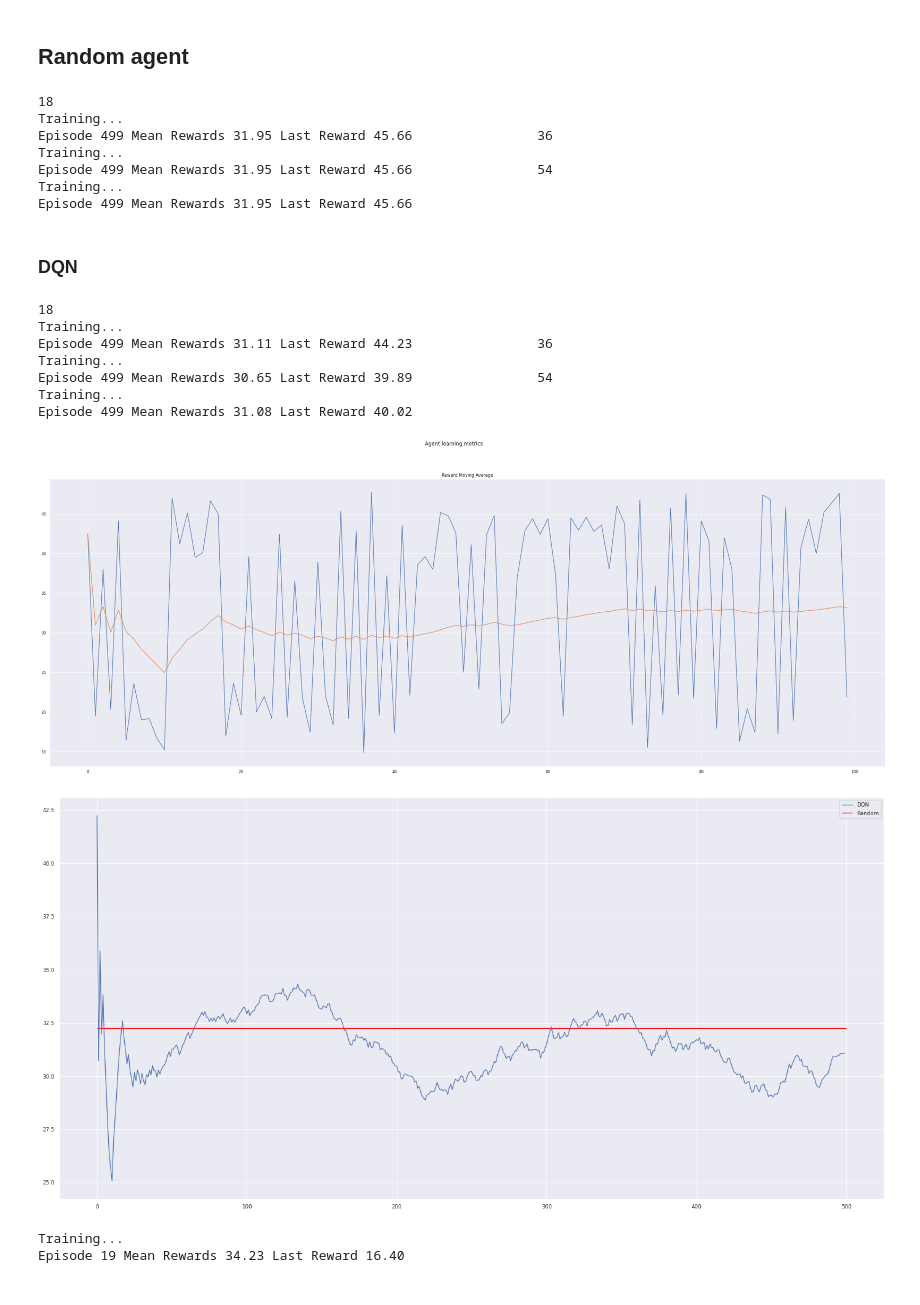
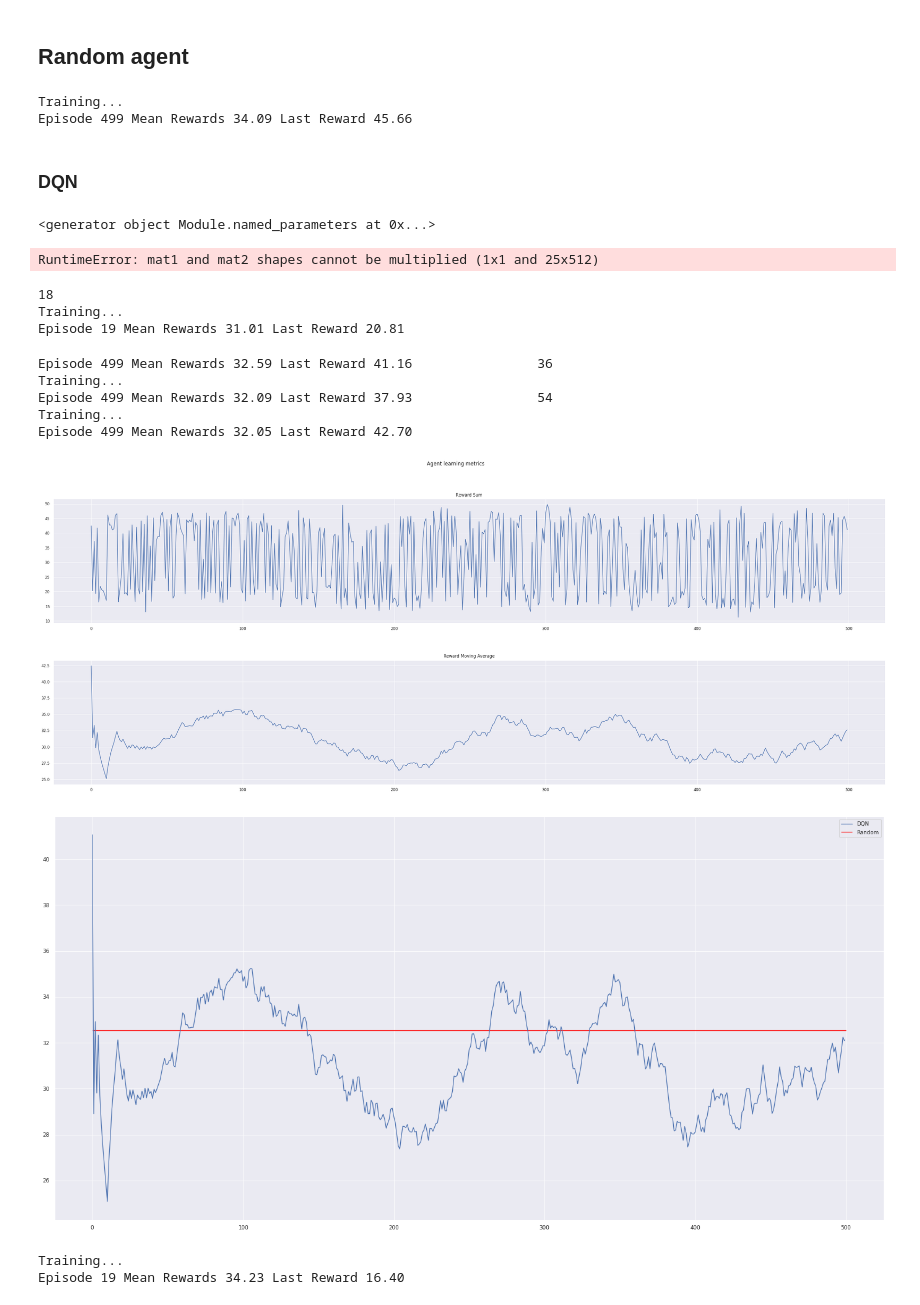
Before and after one commit to zkid18/ml-fairness-gym-recism, a Jupyter notebook: notebook.ipynb, the cells around one changed output. Saved outputs shown, nothing was run; the diff lists cells and outputs as text; code cells hidden in the pictures.

```diff
--- a/notebook.ipynb
+++ b/notebook.ipynb
@@ -56,17 +65,8 @@ random_agent_stats = LearningStatistics()
 # %%
-random_seed_stats = []
-for seed in seeds:
-    print(seed)
-    manager = MovieLensFairnessManager(slate_size=1)
-    random_agent_stats = LearningStatistics()
-    random_agent = RandomAgent(action_space=manager.env.action_space)
-    manager.train(random_agent, random_agent_stats, max_episodes=500, should_print=True)
-    random_seed_stats.append(random_agent_stats)
+random_agent_stats = LearningStatistics()
+manager = MovieLensFairnessManager(slate_size=1)
+random_agent = RandomAgent(action_space=manager.env.action_space)
+manager.train(random_agent, random_agent_stats, max_episodes=500, should_print=True)
 # %% [output]
-18
 Training...
-Episode 499 Mean Rewards 31.95 Last Reward 45.66                36
-Training...
-Episode 499 Mean Rewards 31.95 Last Reward 45.66                54
-Training...
-Episode 499 Mean Rewards 31.95 Last Reward 45.66
+Episode 499 Mean Rewards 34.09 Last Reward 45.66
@@ -75,2 +73,6 @@ random_agent_stat_mean =  np.array([stat.moving_rewards for stat in random_seed_
+# %%
+random_agent_stat_mean = random_agent_stats.episode_rewards.mean()
 # %% [markdown]
 ### DQN
+# %%
+dqn_agent = DQNAgent(25, 3883, [512,512,128,128])
@@ -76,0 +81,9 @@ random_agent_stat_mean =  np.array([stat.moving_rewards for stat in random_seed_
+# %%
+dqn_network.named_parameters()
+# %% [output]
+<generator object Module.named_parameters at 0x...>
+# %%
+x = torch.zeros([25, 5, dtype=torch.int32)
+make_dot(dqn_network(x), params=dict(list(dqn_network.named_parameters())))
+# %% [output]
+RuntimeError: mat1 and mat2 shapes cannot be multiplied (1x1 and 25x512)
@@ -80,21 +98,22 @@ for seed in seeds:
     print(seed)
     manager = MovieLensFairnessManager(slate_size=1)
     dqn_agent_stats = LearningStatistics()
-    dqn_agent = DQNAgent(25, 3833, [128,128,32,32])
+    dqn_agent = DQNAgent(25, 3883, [512,512,128,128])
     manager.train(dqn_agent, dqn_agent_stats, max_episodes=500, should_print=True)
     dqn_seed_stats.append(dqn_agent_stats)
 # %% [output]
 18
 Training...
-Episode 499 Mean Rewards 31.11 Last Reward 44.23                36
-Training...
-Episode 499 Mean Rewards 30.65 Last Reward 39.89                54
-Training...
-Episode 499 Mean Rewards 31.08 Last Reward 40.02
+Episode 19 Mean Rewards 31.01 Last Reward 20.81
+Episode 499 Mean Rewards 32.59 Last Reward 41.16                36
+Training...
+Episode 499 Mean Rewards 32.09 Last Reward 37.93                54
+Training...
+Episode 499 Mean Rewards 32.05 Last Reward 42.70
 # %%
 dqn_seed_stats[0].plot_learning_stats()
 # %% [output]
-[figure, old version]
+[figure, new version]
 # %%
 dqn_moving_avg = np.array([stat.moving_rewards for stat in dqn_seed_stats])
 dqn_moving_avg_high = np.percentile(dqn_moving_avg, 95, axis=0)
@@ -107,16 +124,17 @@ import matplotlib.pyplot as plt
 # %%
+dqn_moving_avg = np.array([stat.moving_rewards for stat in dqn_seed_stats])
+dqn_moving_avg_mean = np.percentile(dqn_moving_avg, 50, axis=0)
+
 fig, ax = plt.subplots()
 fig.set_figheight(12)
 fig.set_figwidth(24)
-# ax.plot(dqn_moving_avg_low, color='b', alpha=.8)
+
 ax.plot(dqn_moving_avg_mean, label='DQN')
-# ax.plot(random_agent_stat_mean, label='Random')
-ax.hlines(random_agent_stat_mean, xmin=0, xmax=len(seed_stats), label='Random', colors='red')
+ax.hlines(random_agent_stat_mean, xmin=0, xmax=500, label='Random', colors='red')
 plt.legend()
 plt.show()
-# ax.plot(dqn_moving_avg_high, color='b', alpha=.8)
 # %% [output]
-[figure, old version]
+[figure, new version]
 # %%
 dqn_agent = DQNAgent(25, 3833, [128,128,32,32])
 # %%
```
Also changed, not shown: parts of 19 cells of this notebook, 10 other files.
